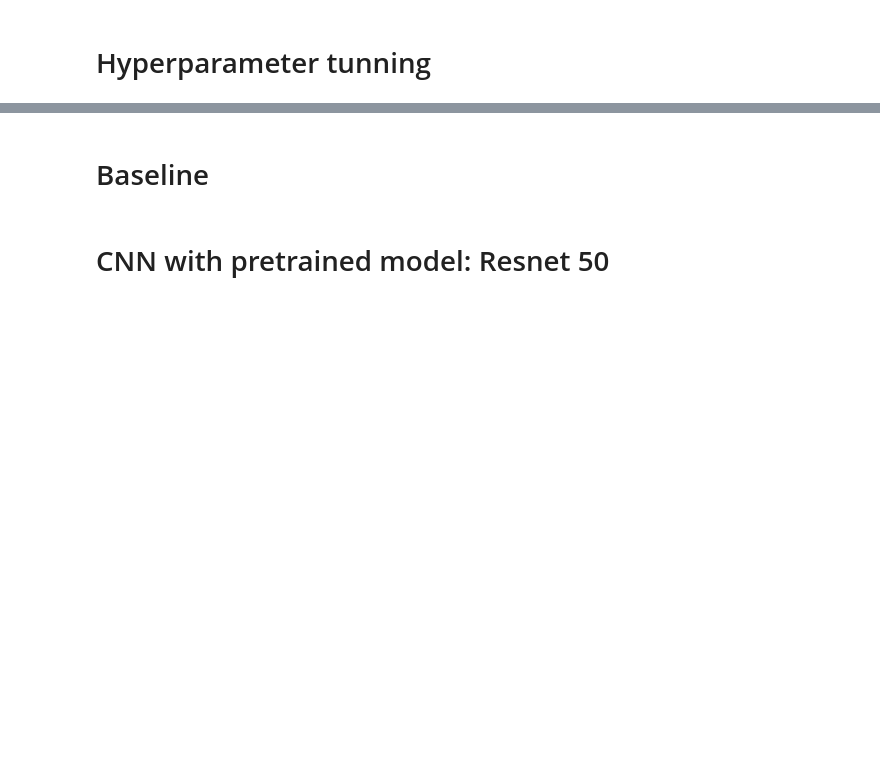
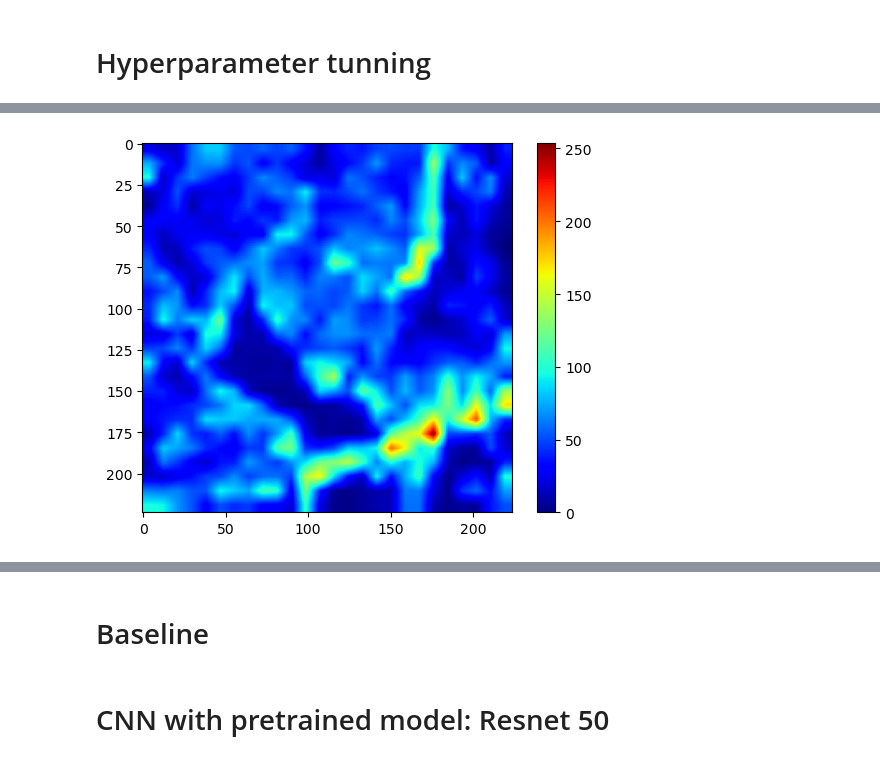
Before and after one commit to meriams/ABA-project-, a Jupyter notebook: model1.ipynb, the cells around one changed output, grey strips where cells are left out. Cells and saved outputs as stored; diff of their text form; code cells hidden in the pictures; blank space fills up the shorter version.

```diff
--- a/model1.ipynb
+++ b/model1.ipynb
@@ -585,0 +491,2 @@ ValueError: Input 0 of layer "conv2d_2" is incompatible with the layer: expected
+# %%
+base_model = tf.keras.models.load_model('CNN_precentage.h5')
@@ -585,0 +536,16 @@ ValueError: Input 0 of layer "conv2d_2" is incompatible with the layer: expected
+# %%
+# defining the image and the class index
+img_path = 'NAIP - 2-7 måneder før brand, 250 meter x 250 meter - NY 2/03-711178-04.png'
+class_index = 1
+# %%
+# load image and preprocess
+img = cv2.imread(img_path)
+img = cv2.cvtColor(img, cv2.COLOR_BGR2RGB)
+img = cv2.resize(img, (224, 224))
+img = img.astype("float32") / 255.0
+img = np.expand_dims(img, axis=0)
+# %%
+# Use the GradCAM class to compute the heatmap and overlay it on the original image:
+cam = GradCAM(model=base_model, class_idx=class_index)
+heatmap = cam.compute_heatmap(img)
+#heatmap, output = cam.overlay_heatmap(heatmap, img)
@@ -585,0 +562,13 @@ ValueError: Input 0 of layer "conv2d_2" is incompatible with the layer: expected
+# %%
+import matplotlib.pyplot as plt
+
+# Plot the heatmap as an image
+plt.imshow(heatmap, cmap='jet')
+
+# Add a colorbar to the plot
+plt.colorbar()
+
+# Show the plot
+plt.show()
+# %% [output]
+[figure, added]
```
Also changed, not shown: parts of 34 cells of this notebook.
